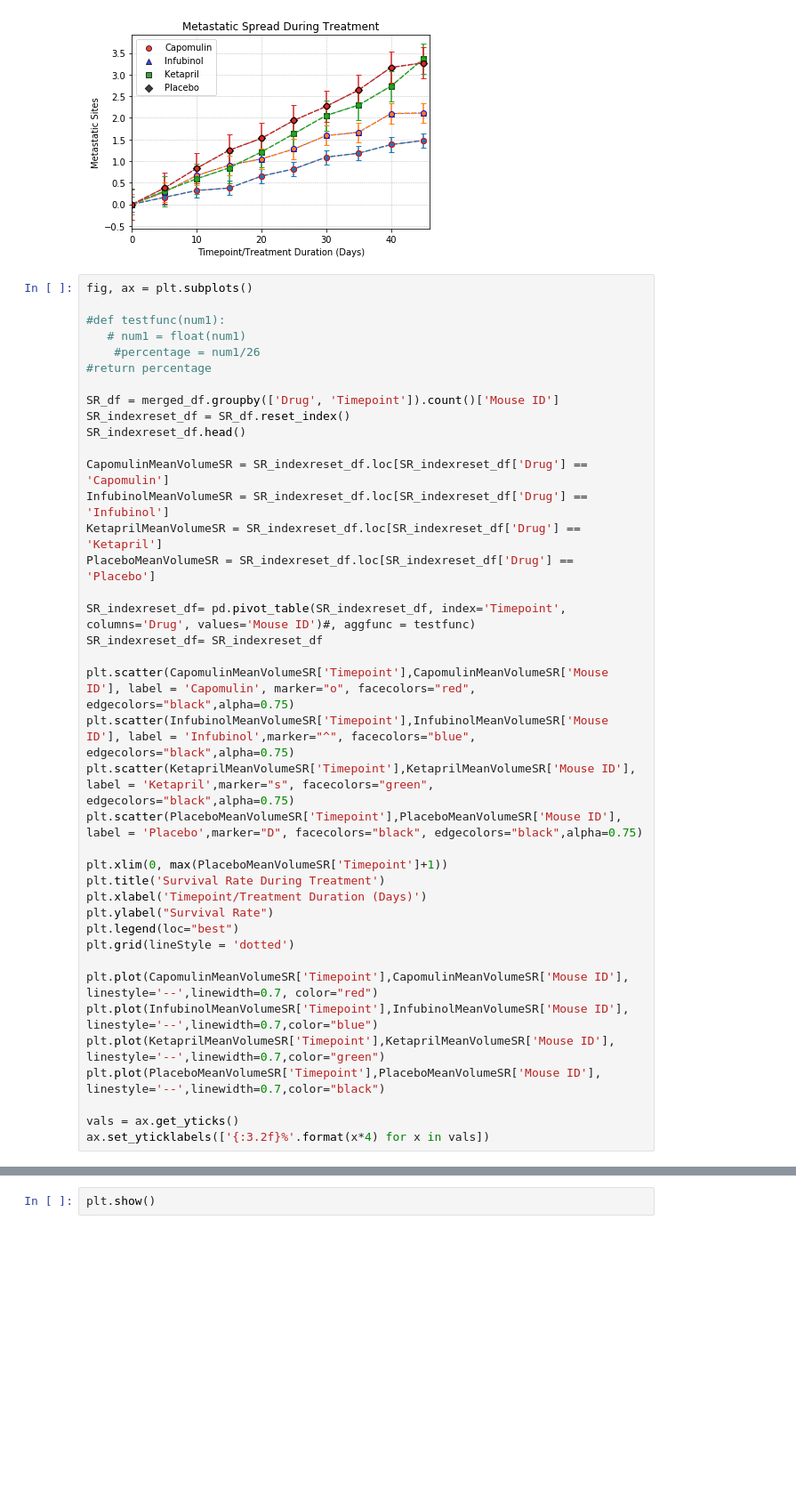
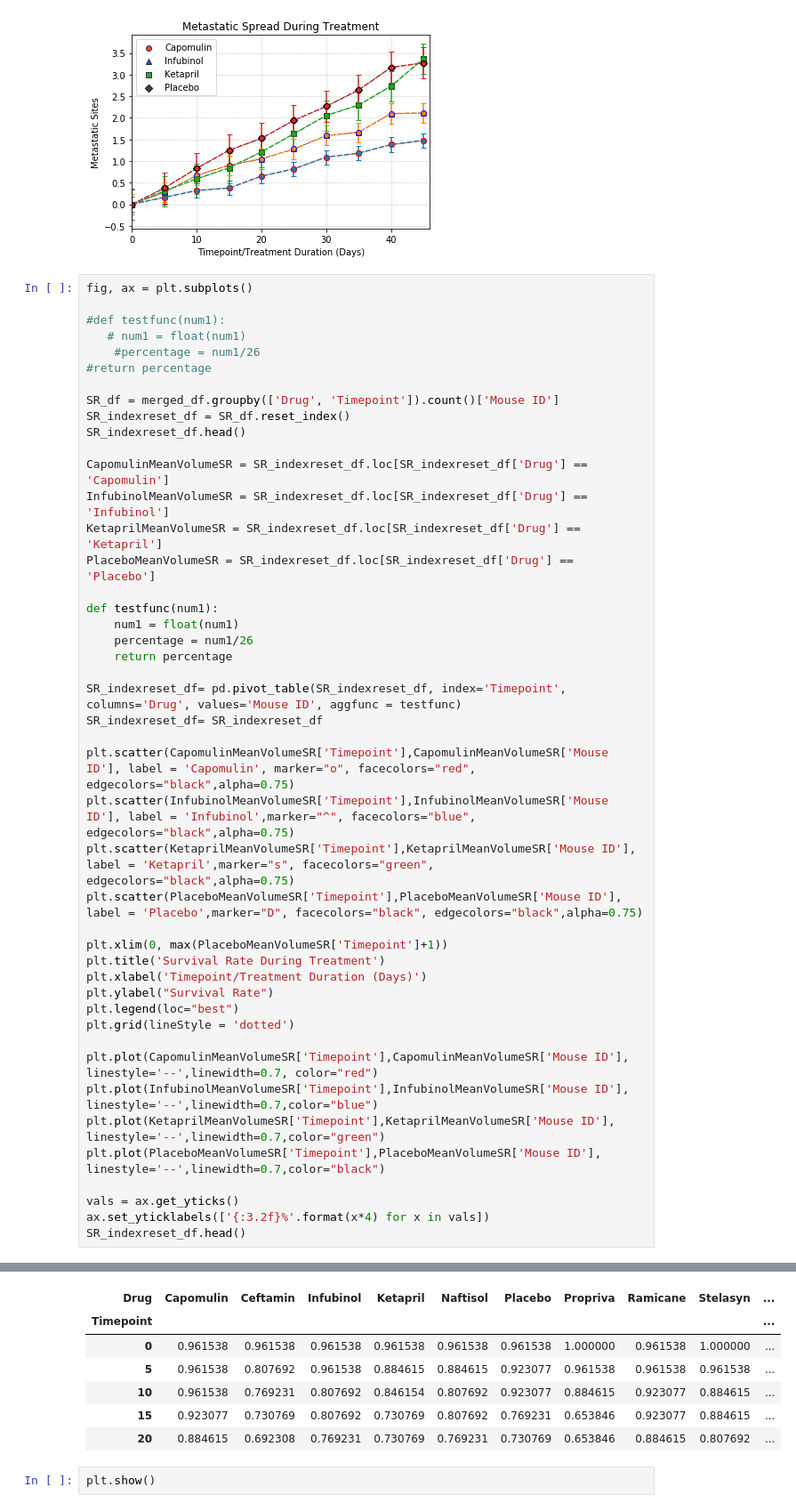
Before and after one commit to timothyyu/pymaceuticals-inc, a Jupyter notebook: main.ipynb, the cells around one changed output, grey strips where cells are left out. Shown at 89% size. Cells and saved outputs as stored; diff of their text form; blank space fills up the shorter version.

```diff
--- a/main.ipynb
+++ b/main.ipynb
@@ -128,7 +128,12 @@ InfubinolMeanVolumeSR = SR_indexreset_df.loc[SR_indexreset_df['Drug'] == 'Infubi
 KetaprilMeanVolumeSR = SR_indexreset_df.loc[SR_indexreset_df['Drug'] == 'Ketapril']
 PlaceboMeanVolumeSR = SR_indexreset_df.loc[SR_indexreset_df['Drug'] == 'Placebo']
 
-SR_indexreset_df= pd.pivot_table(SR_indexreset_df, index='Timepoint', columns='Drug', values='Mouse ID')#, aggfunc = testfunc)
+def testfunc(num1):
+    num1 = float(num1)
+    percentage = num1/26
+    return percentage
+
+SR_indexreset_df= pd.pivot_table(SR_indexreset_df, index='Timepoint', columns='Drug', values='Mouse ID', aggfunc = testfunc)
 SR_indexreset_df= SR_indexreset_df
 
 plt.scatter(CapomulinMeanVolumeSR['Timepoint'],CapomulinMeanVolumeSR['Mouse ID'], label = 'Capomulin', marker="o", facecolors="red", edgecolors="black",alpha=0.75)
@@ -150,4 +155,5 @@ plt.plot(PlaceboMeanVolumeSR['Timepoint'],PlaceboMeanVolumeSR['Mouse ID'], lines
 
 vals = ax.get_yticks()
 ax.set_yticklabels(['{:3.2f}%'.format(x*4) for x in vals])
+SR_indexreset_df.head()
 # %% [output]
@@ -163,3 +160,10 @@ ax.set_yticklabels(['{:3.2f}%'.format(x*4) for x in vals])
+| Drug | Capomulin | Ceftamin | Infubinol | Ketapril | Naftisol | Placebo | Propriva | Ramicane | Stelasyn | ... |
+| Timepoint |  |  |  |  |  |  |  |  |  | ... |
+| 0 | 0.961538 | 0.961538 | 0.961538 | 0.961538 | 0.961538 | 0.961538 | 1.000000 | 0.961538 | 1.000000 | ... |
+| 5 | 0.961538 | 0.807692 | 0.961538 | 0.884615 | 0.884615 | 0.923077 | 0.961538 | 0.961538 | 0.961538 | ... |
+| 10 | 0.961538 | 0.769231 | 0.807692 | 0.846154 | 0.807692 | 0.923077 | 0.884615 | 0.923077 | 0.884615 | ... |
+| 15 | 0.923077 | 0.730769 | 0.807692 | 0.730769 | 0.807692 | 0.769231 | 0.653846 | 0.923077 | 0.884615 | ... |
+| 20 | 0.884615 | 0.692308 | 0.769231 | 0.730769 | 0.769231 | 0.730769 | 0.653846 | 0.884615 | 0.807692 | ... |
 # %%
 plt.show()
 # %% [output]
```
Also changed, not shown: parts of 1 cell of this notebook.
